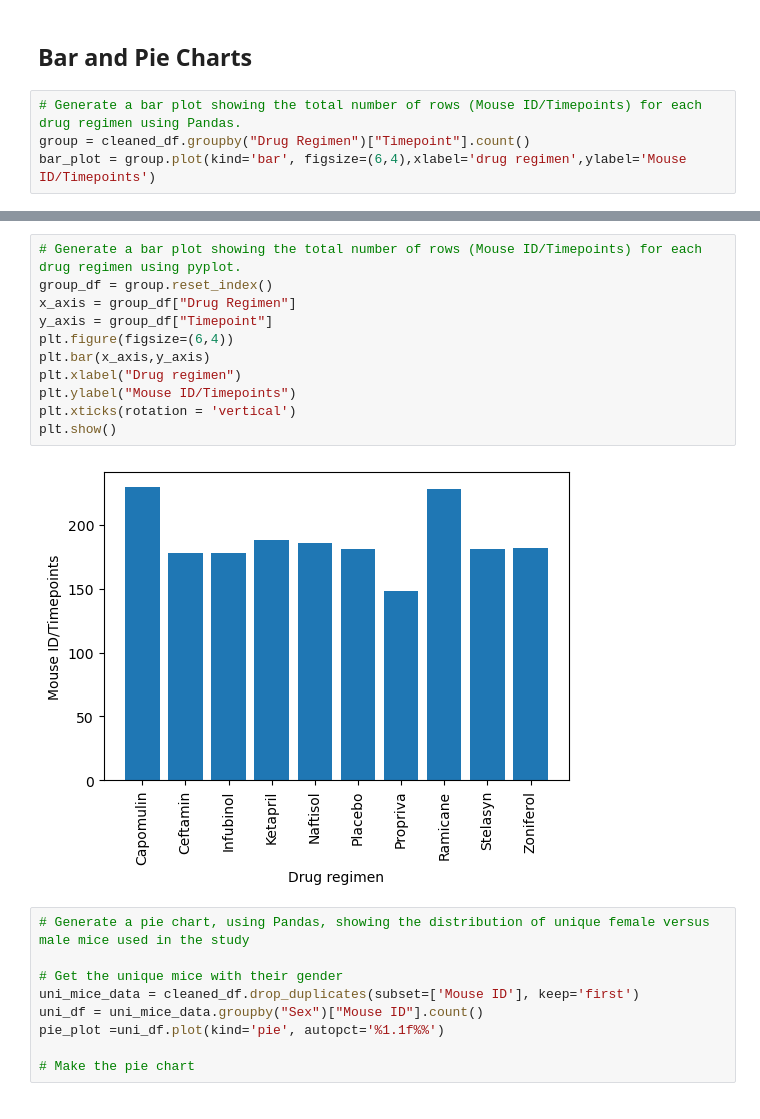
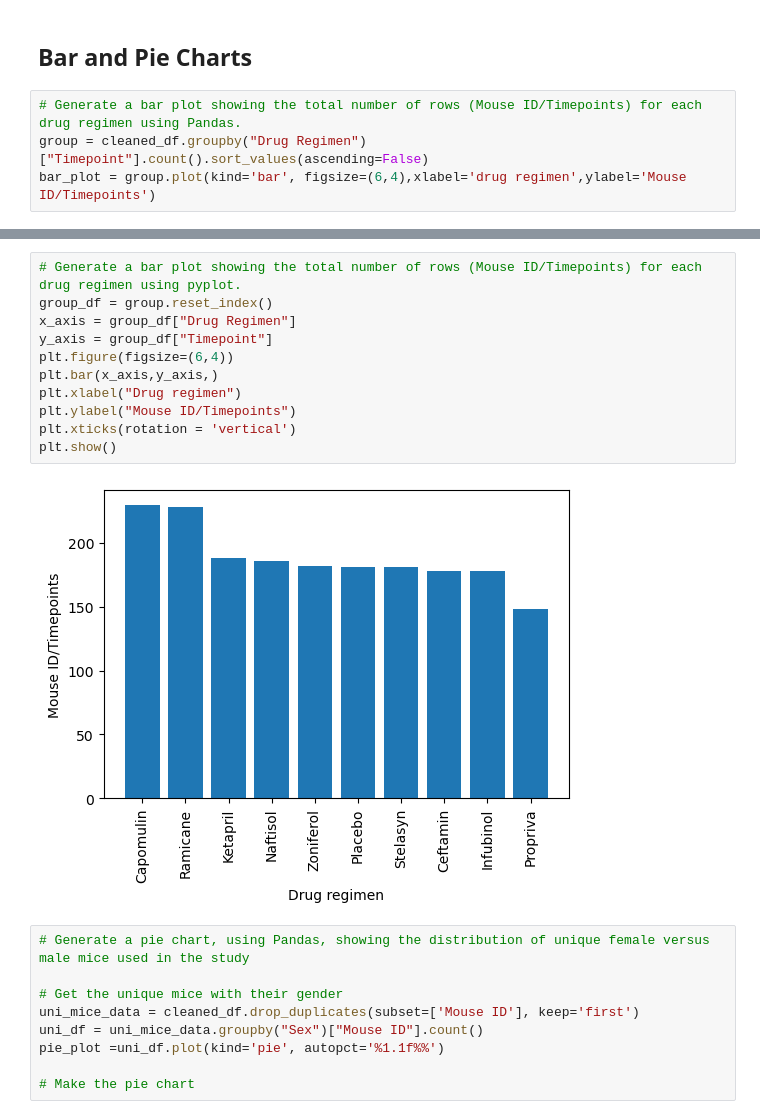
Before and after one commit to BinodGaihre/practice, a Jupyter notebook: Pymaceuticals/pymaceuticals_starter.ipynb, the cells around one changed output, grey strips where cells are left out. Drawn from its saved outputs; the diff is of its cells as text.

```diff
--- a/Pymaceuticals/pymaceuticals_starter.ipynb
+++ b/Pymaceuticals/pymaceuticals_starter.ipynb
@@ -141,6 +136,6 @@ agg_stat_summary
 ## Bar and Pie Charts
 # %%
 # Generate a bar plot showing the total number of rows (Mouse ID/Timepoints) for each drug regimen using Pandas.
-group = cleaned_df.groupby("Drug Regimen")["Timepoint"].count()
+group = cleaned_df.groupby("Drug Regimen")["Timepoint"].count().sort_values(ascending=False)
 bar_plot = group.plot(kind='bar', figsize=(6,4),xlabel='drug regimen',ylabel='Mouse ID/Timepoints')
 # %% [output]
@@ -148,16 +143,16 @@ bar_plot = group.plot(kind='bar', figsize=(6,4),xlabel='drug regimen',ylabel='Mo
 # %%
 # Generate a bar plot showing the total number of rows (Mouse ID/Timepoints) for each drug regimen using pyplot.
 group_df = group.reset_index()
 x_axis = group_df["Drug Regimen"]
 y_axis = group_df["Timepoint"]
 plt.figure(figsize=(6,4))
-plt.bar(x_axis,y_axis)
+plt.bar(x_axis,y_axis,)
 plt.xlabel("Drug regimen")
 plt.ylabel("Mouse ID/Timepoints")
 plt.xticks(rotation = 'vertical')
 plt.show()
 # %% [output]
-[figure, old version]
+[figure, new version]
 # %%
 # Generate a pie chart, using Pandas, showing the distribution of unique female versus male mice used in the study
 
```
Also changed, not shown: parts of 3 cells of this notebook.
